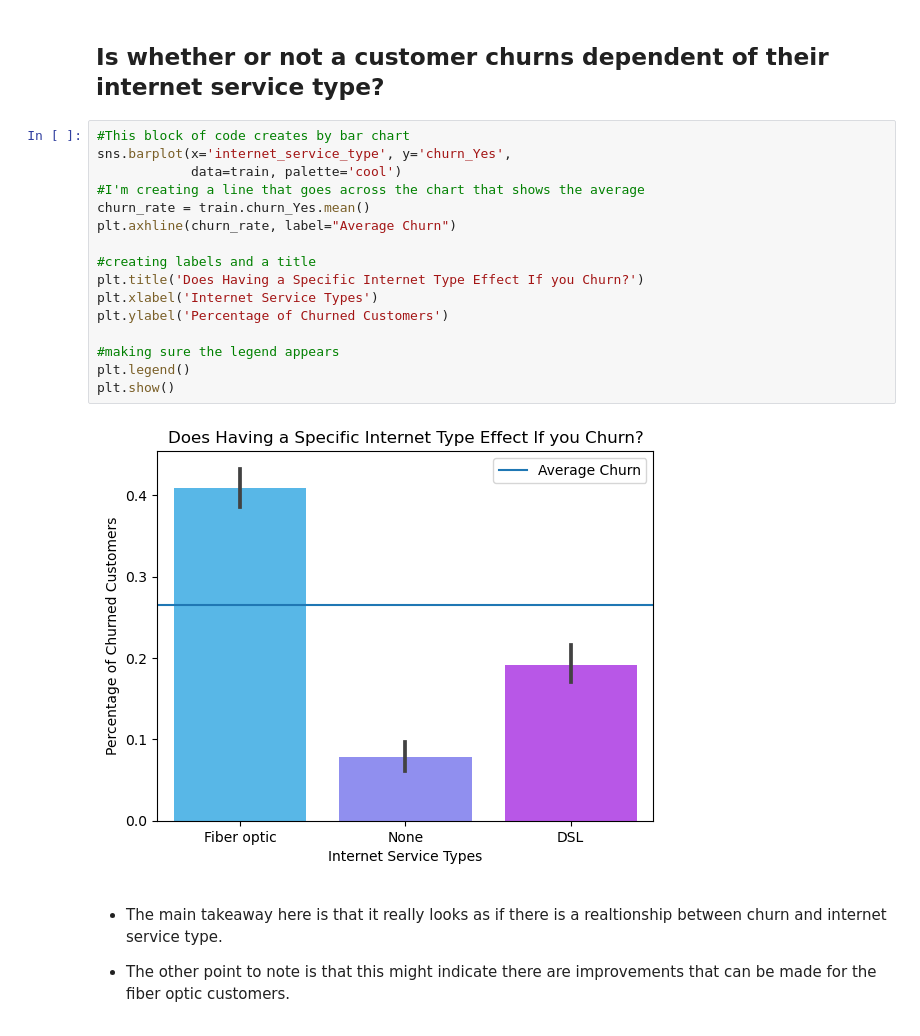
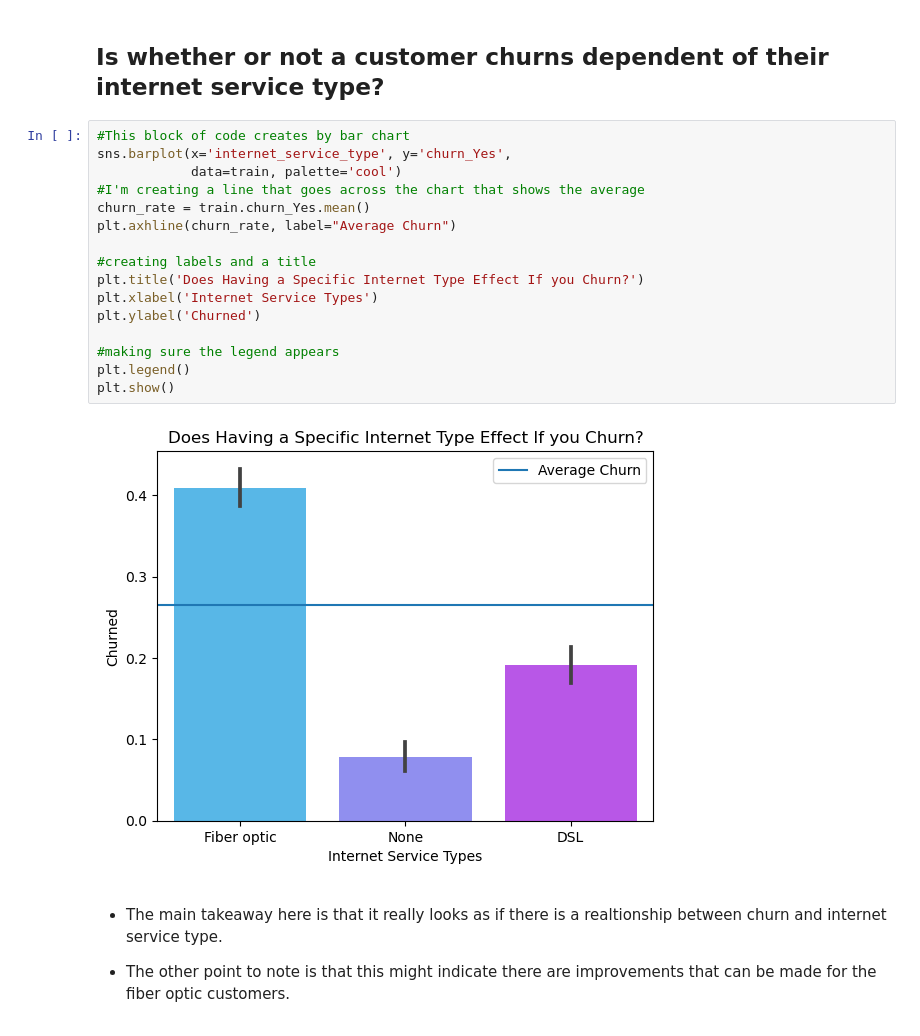
Before and after one commit to shawn-brown12/classification_project, a Jupyter notebook: Final_Report.ipynb, the cells around one changed output. Saved outputs shown, nothing was run; the diff lists cells and outputs as text.

```diff
--- a/Final_Report.ipynb
+++ b/Final_Report.ipynb
@@ -87,21 +88,21 @@ train.shape, val.shape, test.shape
 # %%
 #This block of code creates by bar chart
 sns.barplot(x='internet_service_type', y='churn_Yes',
             data=train, palette='cool')
 #I'm creating a line that goes across the chart that shows the average
 churn_rate = train.churn_Yes.mean()
 plt.axhline(churn_rate, label="Average Churn")
 
 #creating labels and a title
 plt.title('Does Having a Specific Internet Type Effect If you Churn?')
 plt.xlabel('Internet Service Types')
-plt.ylabel('Percentage of Churned Customers')
+plt.ylabel('Churned')
 
 #making sure the legend appears
 plt.legend()
 plt.show()
 # %% [output]
-[figure, old version]
+[figure, new version]
 # %% [markdown]
 - The main takeaway here is that it really looks as if there is a realtionship between churn and internet service type.
 
```
Also changed, not shown: parts of 8 cells of this notebook, 3 other files.
